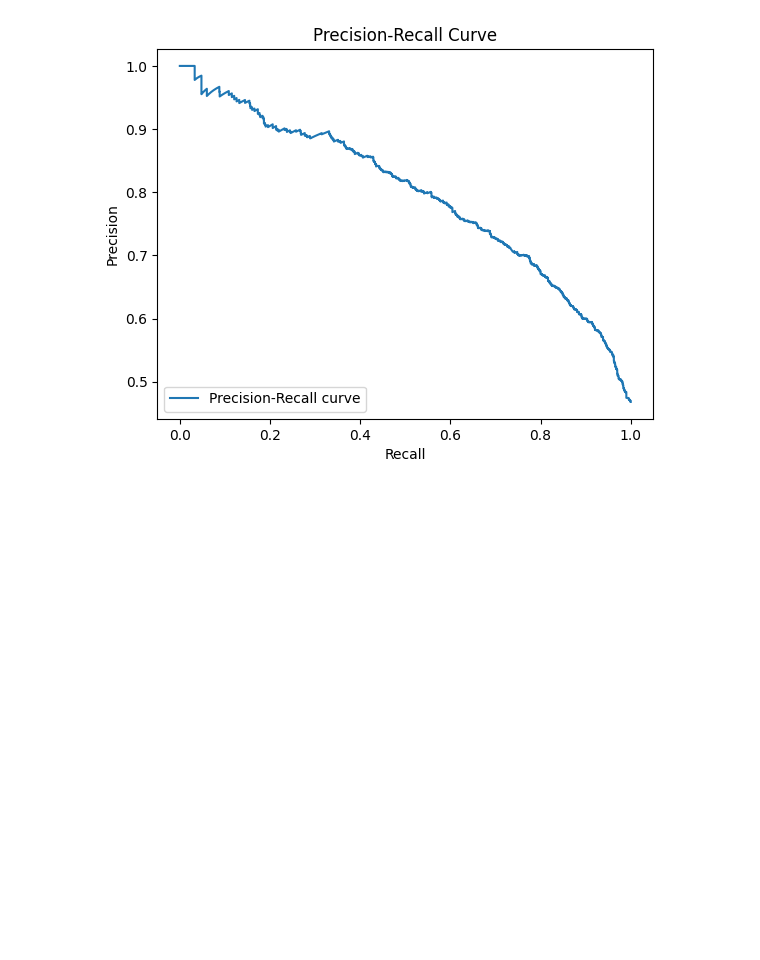
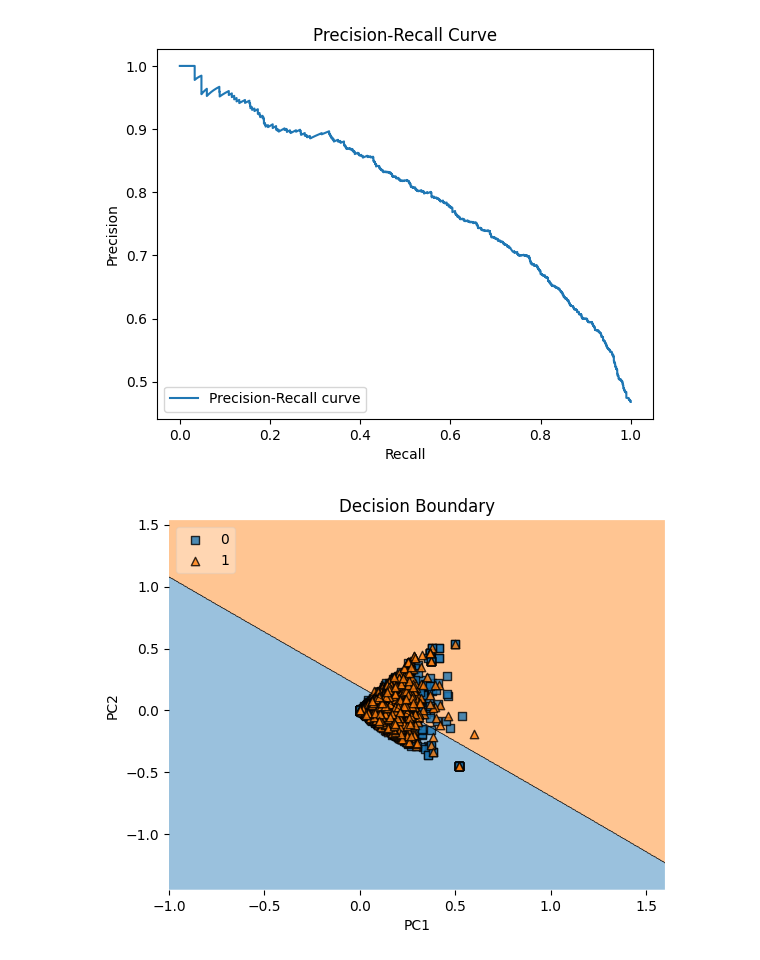
Before and after one commit to Tolskiee/ThesisFiles, a Jupyter notebook: ThesisLogic.ipynb, the cells around one changed output. Saved outputs shown, nothing was run; the diff lists cells and outputs as text; code cells hidden in the pictures; blank space fills up the shorter version.

```diff
--- a/ThesisLogic.ipynb
+++ b/ThesisLogic.ipynb
@@ -779,4 +775,33 @@ plt.legend(loc="lower left")
 plt.show()
 # %% [output]
 [figure]
+# %%
+from sklearn.decomposition import TruncatedSVD
+y_train = np.array(y_train)
+
+# create TruncatedSVD object with desired number of components
+svd = TruncatedSVD(n_components=2)
+
+# fit and transform the training data
+X_train_svd = svd.fit_transform(X_train)
+
+# transform the test data
+X_test_svd = svd.transform(X_test)
+
+# reduce dimensionality to 2D using TruncatedSVD
+svm_model = SVC(kernel='sigmoid', C=best_params['C'], gamma=best_params['gamma'])
+svm_model.fit(X_train_svd, y_train)
+
+# plot decision boundary
+import numpy as np
+import matplotlib.pyplot as plt
+from mlxtend.plotting import plot_decision_regions
+
+plot_decision_regions(X_train_svd, y_train, clf=svm_model, legend=2)
+plt.xlabel('PC1')
+plt.ylabel('PC2')
+plt.title('Decision Boundary')
+plt.show()
+# %% [output]
+[figure, added]
 # %%
```
Also changed, not shown: parts of 7 cells of this notebook, 2 other files.
